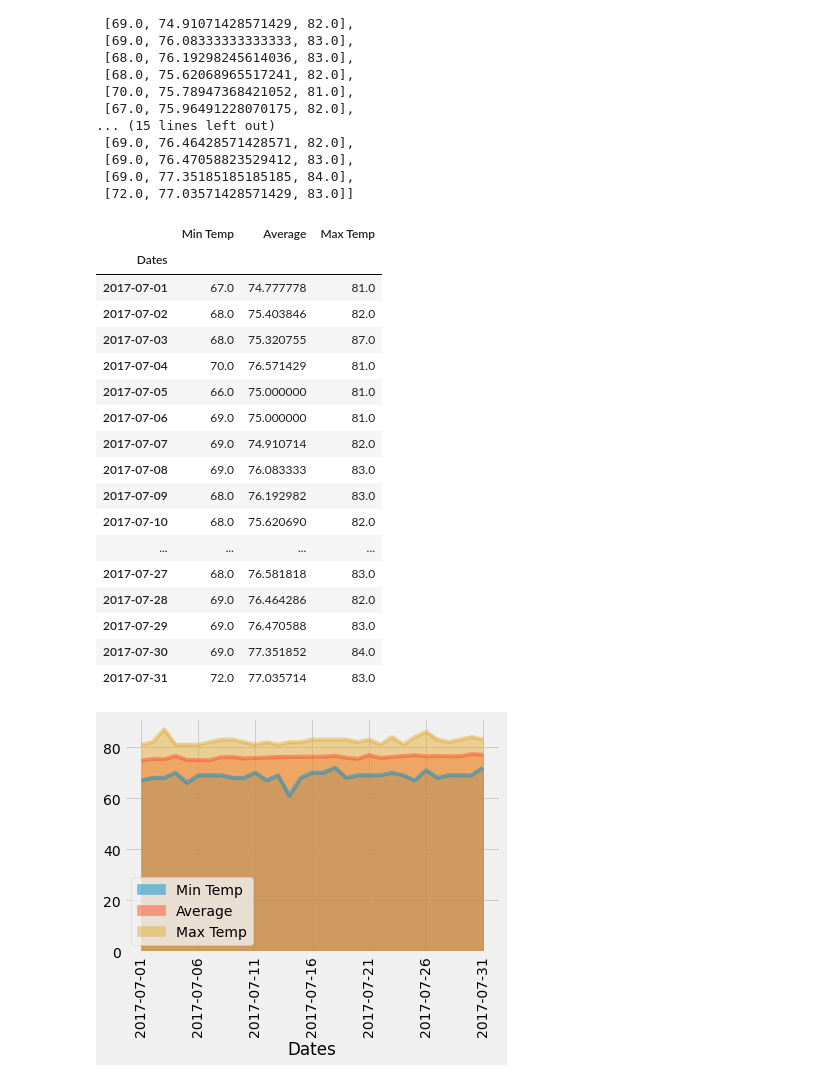
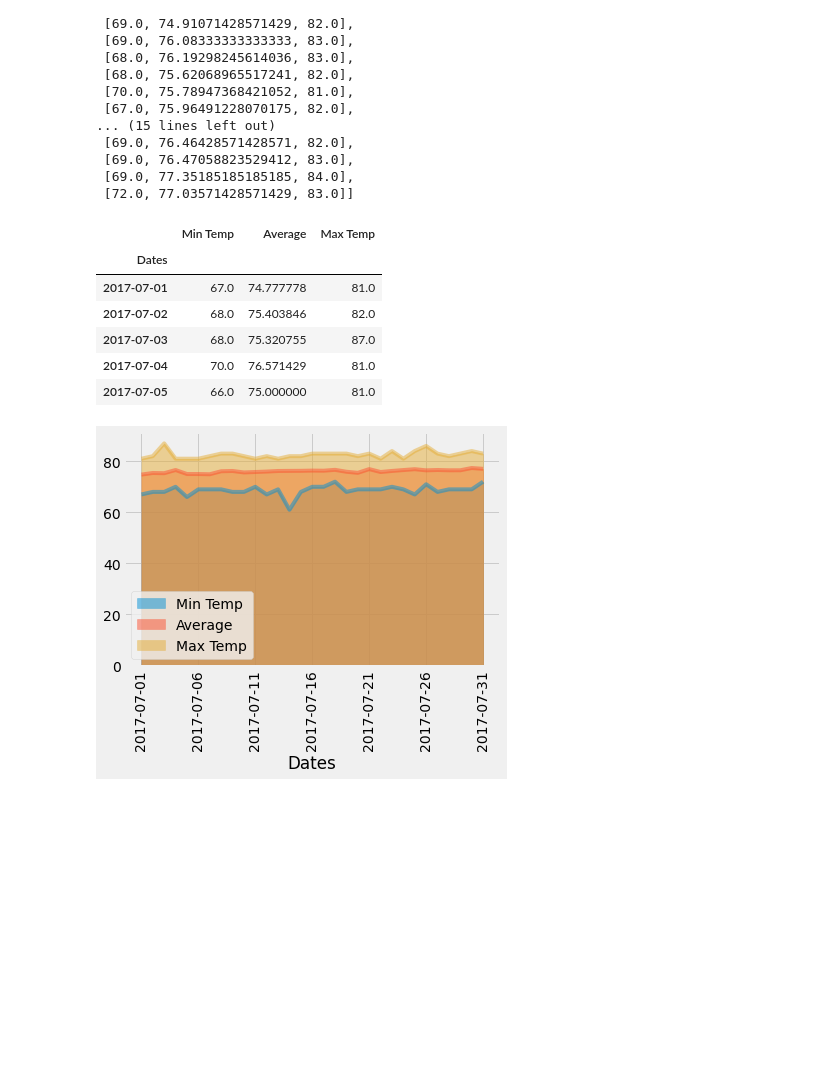
Before and after one commit to skumble27/sqlalchemy-challenge, a Jupyter notebook: climate_starter.ipynb, the cells around one changed output. Cells and saved outputs as stored; diff of their text form; code cells hidden in the pictures; blank space fills up the shorter version.

```diff
--- a/climate_starter.ipynb
+++ b/climate_starter.ipynb
@@ -17,7 +17,7 @@ from sqlalchemy.ext.automap import automap_base
 from sqlalchemy.orm import Session
 from sqlalchemy import create_engine, func, inspect
 # %%
-engine = create_engine("sqlite:///../Resources/hawaii.sqlite")
+engine = create_engine("sqlite:///Resources/hawaii.sqlite")
 # %%
 # reflect an existing database into a new model'
 Base = automap_base()
@@ -418,33 +418,22 @@ temp_normals
 # %%
 # Load the previous query results into a Pandas DataFrame and add the `trip_dates` range as the `date` index
 
 planned_trip_df = pd.DataFrame(temp_normals, columns = ['Min Temp', 'Average', 'Max Temp'])
 
 # Adding dates to the columns
 planned_trip_df['Dates'] = dates_for_trip
 
 # Setting the index to date
 planned_trip_df = planned_trip_df.set_index('Dates')
-planned_trip_df
+planned_trip_df.head()
 # %% [output]
 |  | Min Temp | Average | Max Temp |
 | Dates |  |  |  |
 | 2017-07-01 | 67.0 | 74.777778 | 81.0 |
 | 2017-07-02 | 68.0 | 75.403846 | 82.0 |
 | 2017-07-03 | 68.0 | 75.320755 | 87.0 |
 | 2017-07-04 | 70.0 | 76.571429 | 81.0 |
 | 2017-07-05 | 66.0 | 75.000000 | 81.0 |
-| 2017-07-06 | 69.0 | 75.000000 | 81.0 |
-| 2017-07-07 | 69.0 | 74.910714 | 82.0 |
-| 2017-07-08 | 69.0 | 76.083333 | 83.0 |
-| 2017-07-09 | 68.0 | 76.192982 | 83.0 |
-| 2017-07-10 | 68.0 | 75.620690 | 82.0 |
-| ... | ... | ... | ... |
-| 2017-07-27 | 68.0 | 76.581818 | 83.0 |
-| 2017-07-28 | 69.0 | 76.464286 | 82.0 |
-| 2017-07-29 | 69.0 | 76.470588 | 83.0 |
-| 2017-07-30 | 69.0 | 77.351852 | 84.0 |
-| 2017-07-31 | 72.0 | 77.035714 | 83.0 |
 # %%
 # Plot the daily normals as an area plot with `stacked=False`
 planned_trip_df.plot.area(stacked=False)
```
Also changed, not shown: parts of 4 cells of this notebook, 1 other file.
